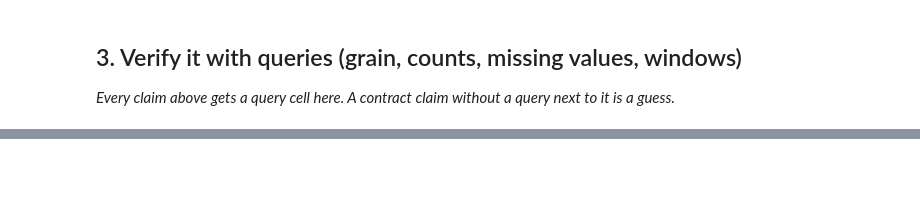
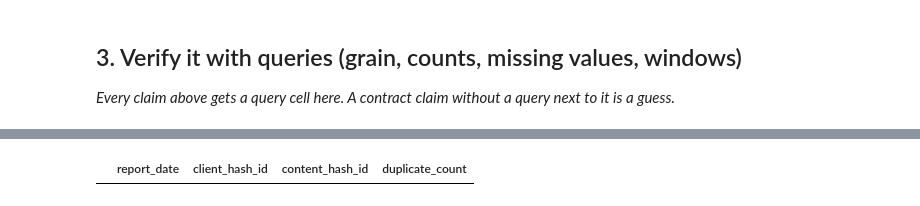
Before and after one commit to talhahmad-webdev/Machine-Learning-Engineering-internship--FlyrankAI, a Jupyter notebook: work/notebooks/w03_data_contract.ipynb, the cells around one changed output, grey strips where cells are left out. Cells and saved outputs as stored; diff of their text form; code cells hidden in the pictures; blank space fills up the shorter version.

```diff
--- a/work/notebooks/w03_data_contract.ipynb
+++ b/work/notebooks/w03_data_contract.ipynb
@@ -84,3 +191,20 @@ This sample starts at the beginning of the dataset. The project analysis will us
 # %%
-# This cell is for CODE (numbers, a query, a check).
-# Write your text answer in the cell ABOVE this one — typing sentences here breaks Run All.
+query = f"""
+SELECT
+    report_date,
+    client_hash_id,
+    content_hash_id,
+    COUNT(*) AS duplicate_count
+FROM read_parquet('{rel}/fact_content_daily_performance/month=2026-03/*.parquet')
+GROUP BY
+    report_date,
+    client_hash_id,
+    content_hash_id
+HAVING COUNT(*) > 1
+LIMIT 5;
+"""
+
+grain_check = con.sql(query).df()
+grain_check
+# %% [output]
+|  | report_date | client_hash_id | content_hash_id | duplicate_count |
```
Also changed, not shown: parts of 17 cells of this notebook.
